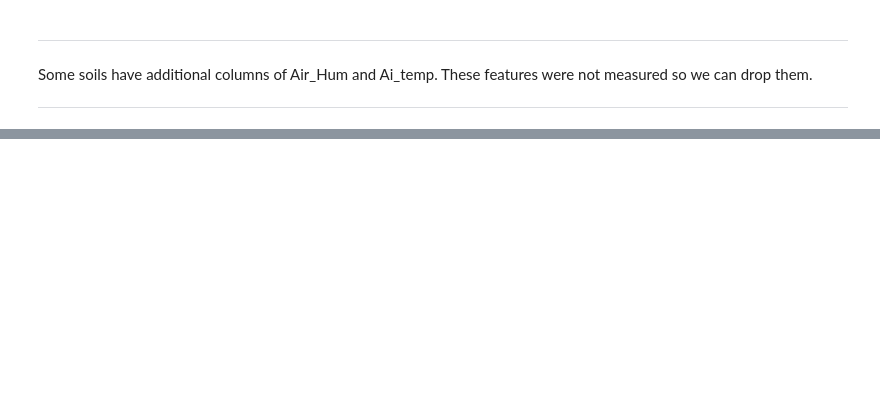
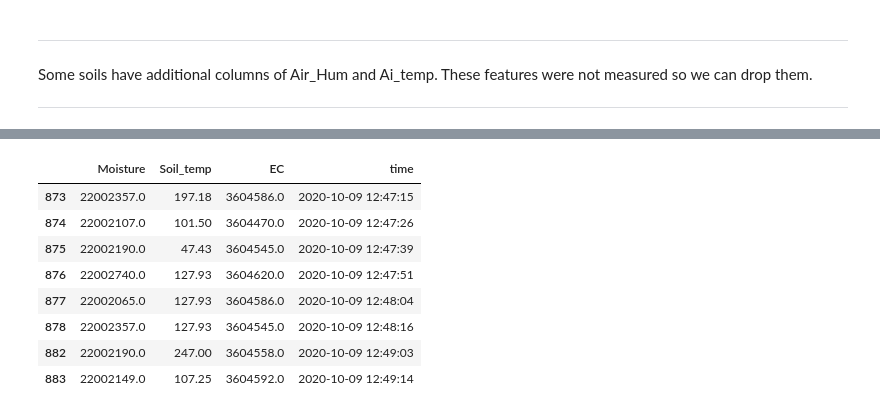
Before and after one commit to MarVig14/Data-project, a Jupyter notebook: development/Soil_analysis/Soil_analysis.ipynb, the cells around one changed output, grey strips where cells are left out. Saved outputs shown, nothing was run; the diff lists cells and outputs as text; code cells hidden in the pictures; blank space fills up the shorter version.

```diff
--- a/development/Soil_analysis/Soil_analysis.ipynb
+++ b/development/Soil_analysis/Soil_analysis.ipynb
@@ -114,0 +120,13 @@ data['L14'].head(20)
+# %%
+high_temp = data['L14_sensor003'][data['L14_sensor003']['Soil_temp'] > 30]
+high_temp
+# %% [output]
+|  | Moisture | Soil_temp | EC | time |
+| 873 | 22002357.0 | 197.18 | 3604586.0 | 2020-10-09 12:47:15 |
+| 874 | 22002107.0 | 101.50 | 3604470.0 | 2020-10-09 12:47:26 |
+| 875 | 22002190.0 | 47.43 | 3604545.0 | 2020-10-09 12:47:39 |
+| 876 | 22002740.0 | 127.93 | 3604620.0 | 2020-10-09 12:47:51 |
+| 877 | 22002065.0 | 127.93 | 3604586.0 | 2020-10-09 12:48:04 |
+| 878 | 22002357.0 | 127.93 | 3604545.0 | 2020-10-09 12:48:16 |
+| 882 | 22002190.0 | 247.00 | 3604558.0 | 2020-10-09 12:49:03 |
+| 883 | 22002149.0 | 107.25 | 3604592.0 | 2020-10-09 12:49:14 |
```
Also changed, not shown: parts of 22 cells of this notebook.
